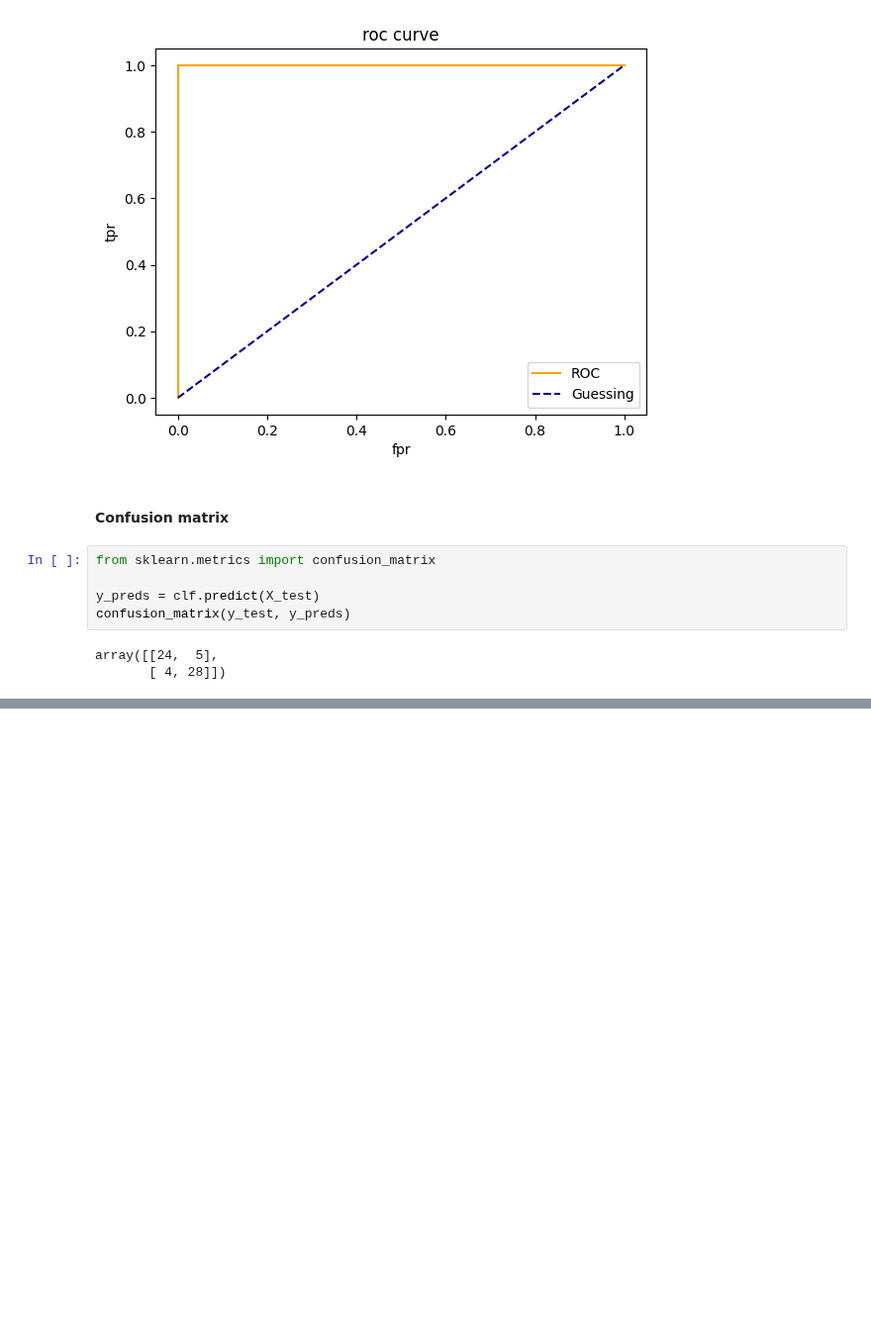
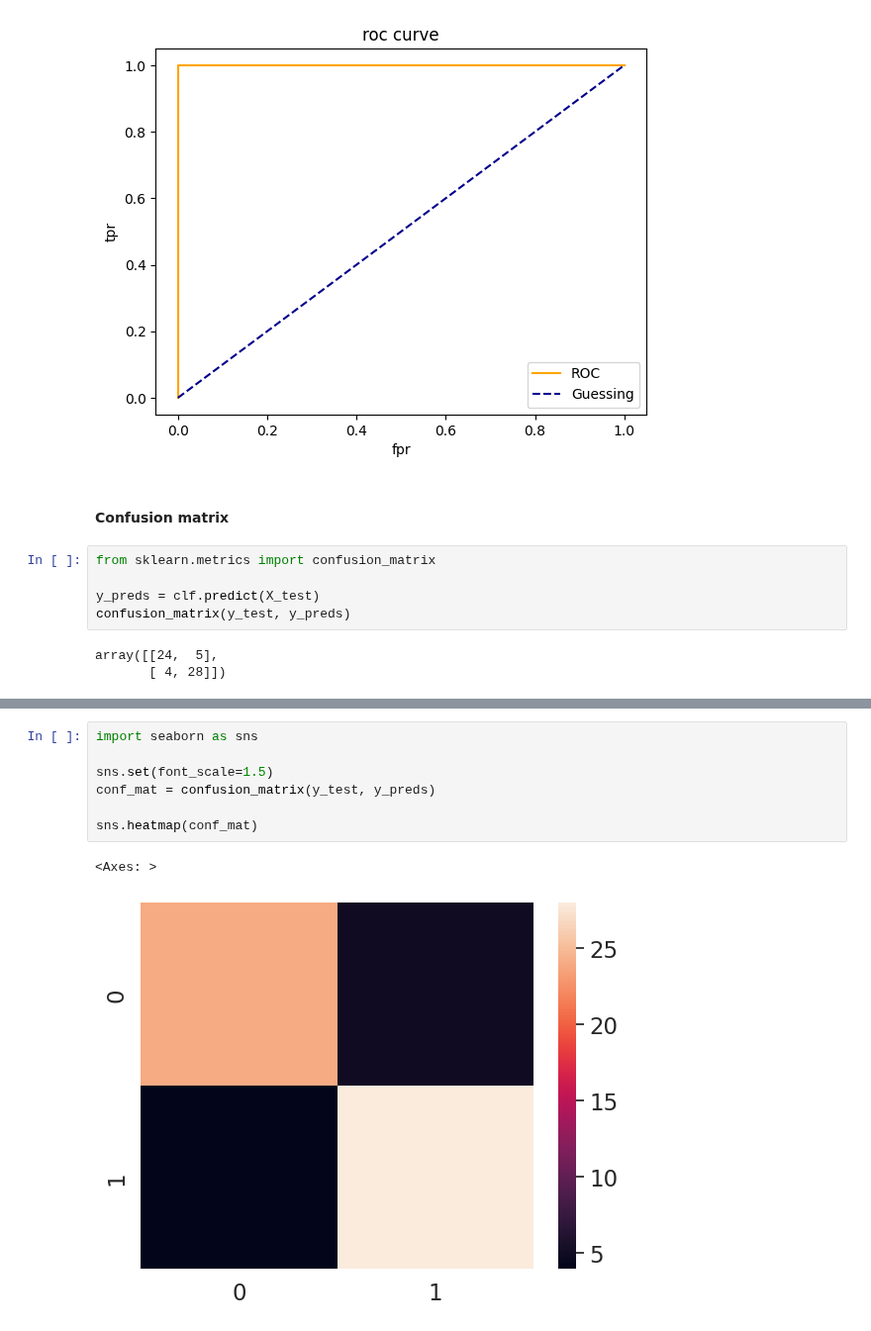
Before and after one commit to dabo22/udemy_ml, a Jupyter notebook: scikit-learn - ML/Introduction-to-scikit-learn.ipynb, the cells around one changed output, grey strips where cells are left out. Shown at 99% size. Cells and saved outputs as stored; diff of their text form; blank space fills up the shorter version.

```diff
--- a/scikit-learn - ML/Introduction-to-scikit-learn.ipynb
+++ b/scikit-learn - ML/Introduction-to-scikit-learn.ipynb
@@ -876,0 +884,10 @@ array([[24,  5],
+# %%
+import seaborn as sns
+
+sns.set(font_scale=1.5)
+conf_mat = confusion_matrix(y_test, y_preds)
+
+sns.heatmap(conf_mat)
+# %% [output]
+<Axes: >
+[figure, added]
```
Also changed, not shown: parts of 38 cells of this notebook, 2 other files.
